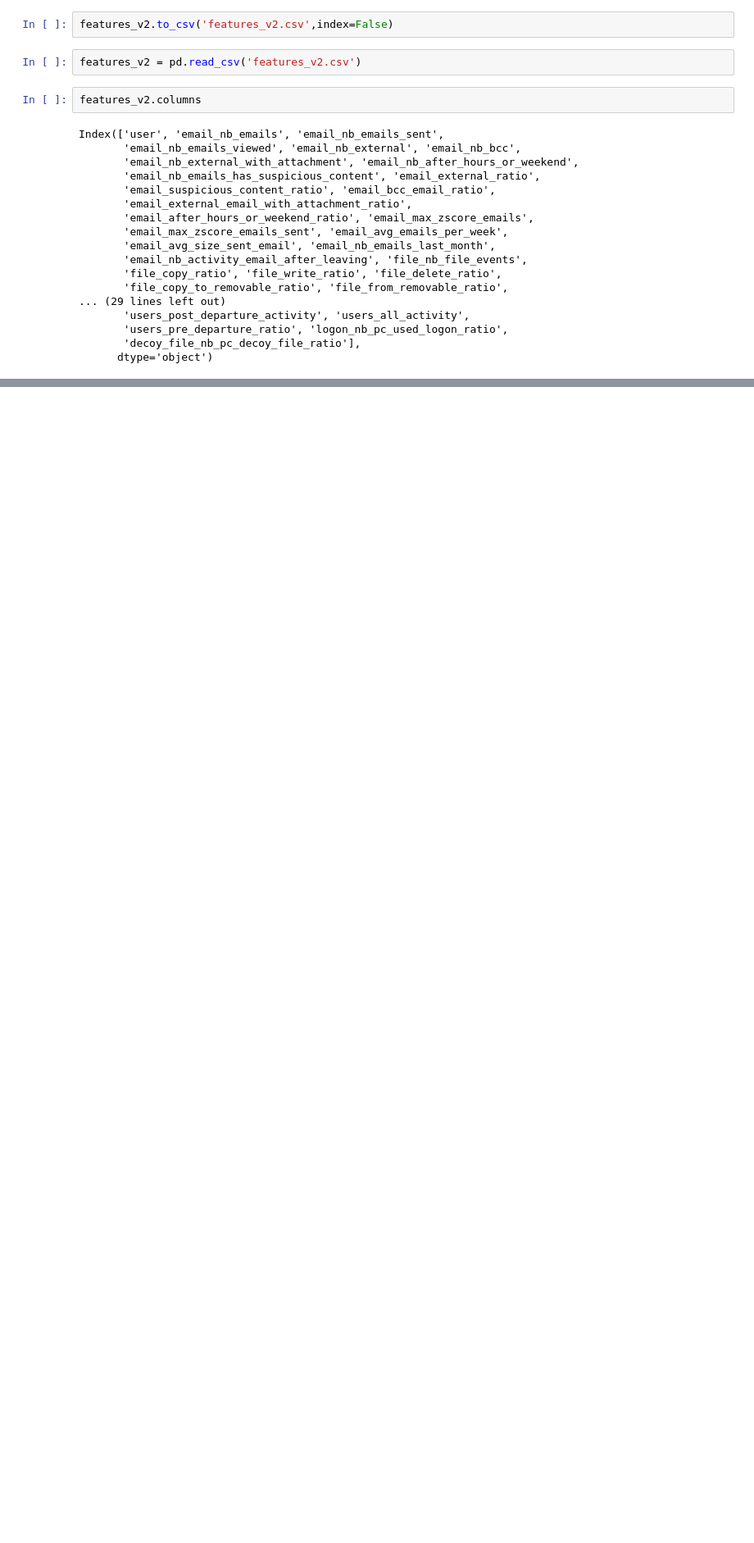
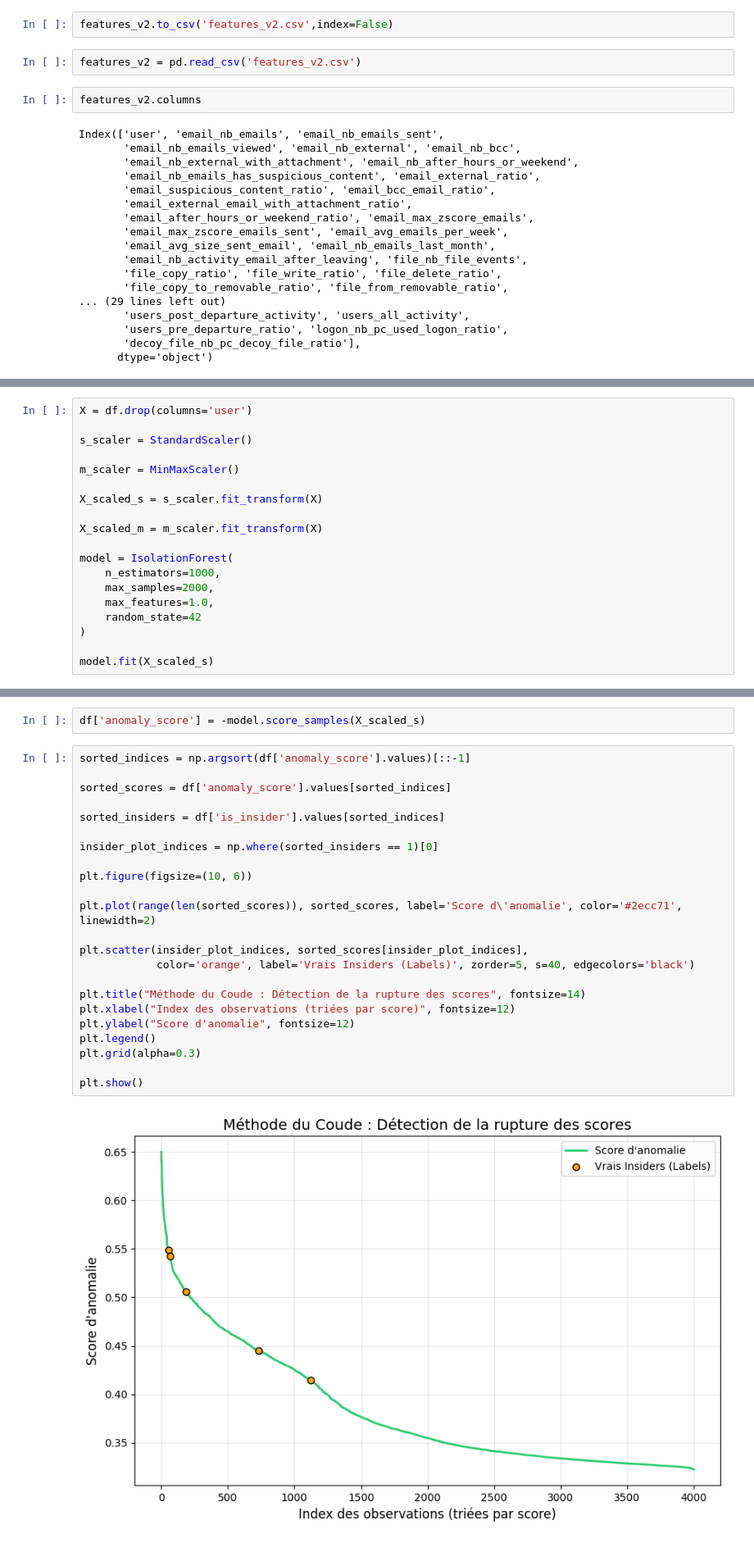
Before and after one commit to SamiKarboubi/CERT-Insider-Threat-Detection, a Jupyter notebook: features_extraction.ipynb, the cells around one changed output, grey strips where cells are left out. Shown at 82% size. Drawn from its saved outputs; the diff is of its cells as text; blank space fills up the shorter version.

Commit message:
isolation forest added

```diff
--- a/features_extraction.ipynb
+++ b/features_extraction.ipynb
@@ -1185,0 +1221,19 @@ features_v3.to_csv('features_v3.csv',index=True)
+# %%
+X = df.drop(columns='user')
+
+s_scaler = StandardScaler()
+
+m_scaler = MinMaxScaler()
+
+X_scaled_s = s_scaler.fit_transform(X)
+
+X_scaled_m = m_scaler.fit_transform(X)
+
+model = IsolationForest(
+    n_estimators=1000,
+    max_samples=2000,
+    max_features=1.0,
+    random_state=42
+)
+
+model.fit(X_scaled_s)
@@ -1185,0 +1242,27 @@ features_v3.to_csv('features_v3.csv',index=True)
+# %%
+df['anomaly_score'] = -model.score_samples(X_scaled_s)
+# %%
+sorted_indices = np.argsort(df['anomaly_score'].values)[::-1]
+
+sorted_scores = df['anomaly_score'].values[sorted_indices]
+
+sorted_insiders = df['is_insider'].values[sorted_indices]
+
+insider_plot_indices = np.where(sorted_insiders == 1)[0]
+
+plt.figure(figsize=(10, 6))
+
+plt.plot(range(len(sorted_scores)), sorted_scores, label='Score d\'anomalie', color='#2ecc71', linewidth=2)
+
+plt.scatter(insider_plot_indices, sorted_scores[insider_plot_indices],
+            color='orange', label='Vrais Insiders (Labels)', zorder=5, s=40, edgecolors='black')
+
+plt.title("Méthode du Coude : Détection de la rupture des scores", fontsize=14)
+plt.xlabel("Index des observations (triées par score)", fontsize=12)
+plt.ylabel("Score d'anomalie", fontsize=12)
+plt.legend()
+plt.grid(alpha=0.3)
+
+plt.show()
+# %% [output]
+[figure, added]
```
Also changed, not shown: parts of 9 cells of this notebook.
